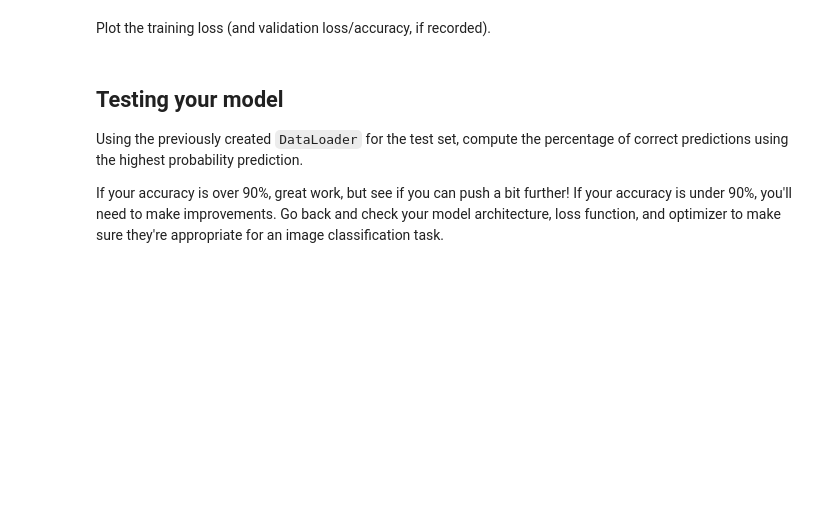
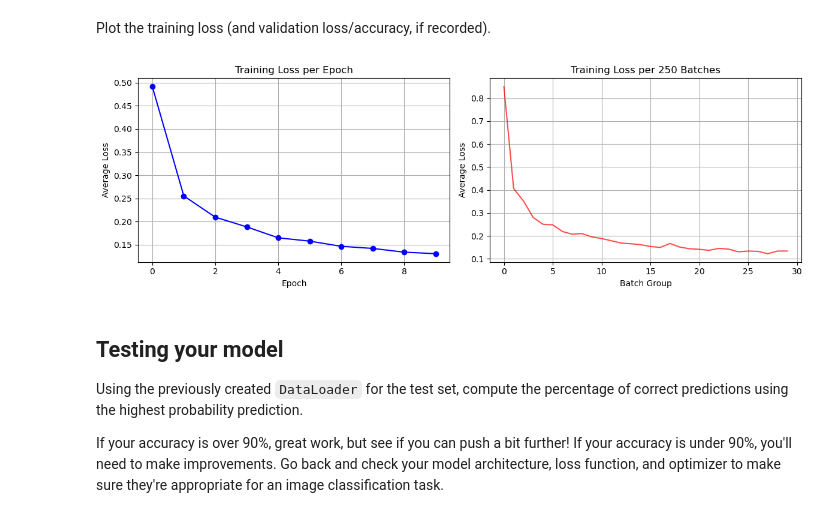
Before and after one commit to albertoivo/handwritten-digits-classifier-dlnd, a Jupyter notebook: MNIST_Handwritten_Digits.ipynb, the cells around one changed output. Saved outputs shown, nothing was run; the diff lists cells and outputs as text; code cells hidden in the pictures; blank space fills up the shorter version.

```diff
--- a/MNIST_Handwritten_Digits.ipynb
+++ b/MNIST_Handwritten_Digits.ipynb
@@ -100,0 +196,19 @@ If you use a less common loss function, please note why you chose that loss func
+# %%
+# Instantiate the model
+model = MNISTNet()
+
+# Define loss function
+# CrossEntropyLoss is perfect for multi-class classification like MNIST
+# It combines LogSoftmax + NLLLoss, handles class probabilities automatically
+criterion = nn.CrossEntropyLoss()
+
+# Define optimizer
+# Adam is a great default choice: adaptive learning rates + momentum
+# lr=0.001 is a good starting learning rate for most problems
+optimizer = optim.Adam(model.parameters(), lr=0.001)
+
+# Print setup info
+print("Model instantiated successfully!")
+print(f"Loss function: {criterion}")
+print(f"Optimizer: {optimizer}")
+print(f"Learning rate: {optimizer.param_groups[0]['lr']}")
@@ -113,3 +323,28 @@ Plot the training loss (and validation loss/accuracy, if recorded).
+# %%
+# Plot training loss
+plt.figure(figsize=(12, 4))
+
+# Plot epoch losses
+plt.subplot(1, 2, 1)
+plt.plot(epoch_losses, 'b-', marker='o')
+plt.title('Training Loss per Epoch')
+plt.xlabel('Epoch')
+plt.ylabel('Average Loss')
+plt.grid(True)
+
+# Plot batch losses
+if batch_losses:
+    plt.subplot(1, 2, 2)
+    plt.plot(batch_losses, 'r-', alpha=0.7)
+    plt.title('Training Loss per 250 Batches')
+    plt.xlabel('Batch Group')
+    plt.ylabel('Average Loss')
+    plt.grid(True)
+
+plt.tight_layout()
+plt.show()
+# %% [output]
+[figure, added]
 # %% [markdown]
 ## Testing your model
 Using the previously created `DataLoader` for the test set, compute the percentage of correct predictions using the highest probability prediction.
```
Also changed, not shown: parts of 22 cells of this notebook.
